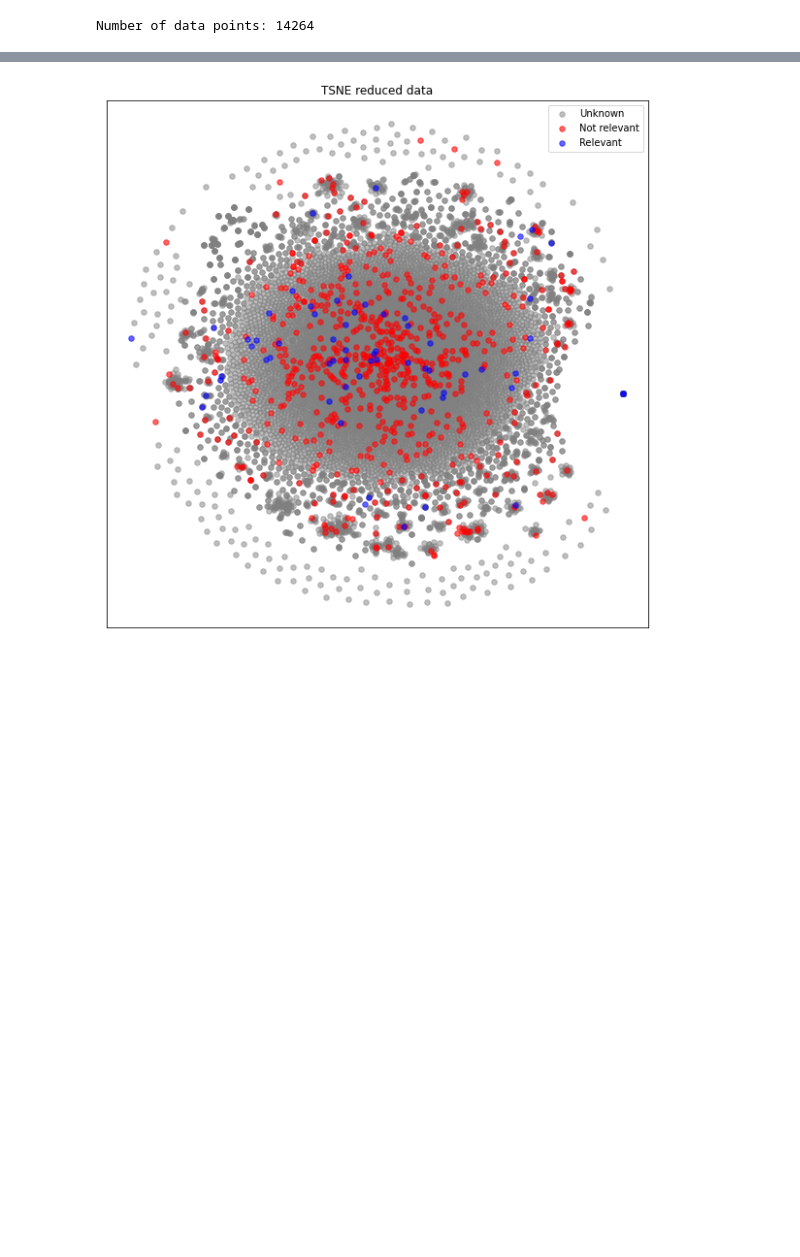
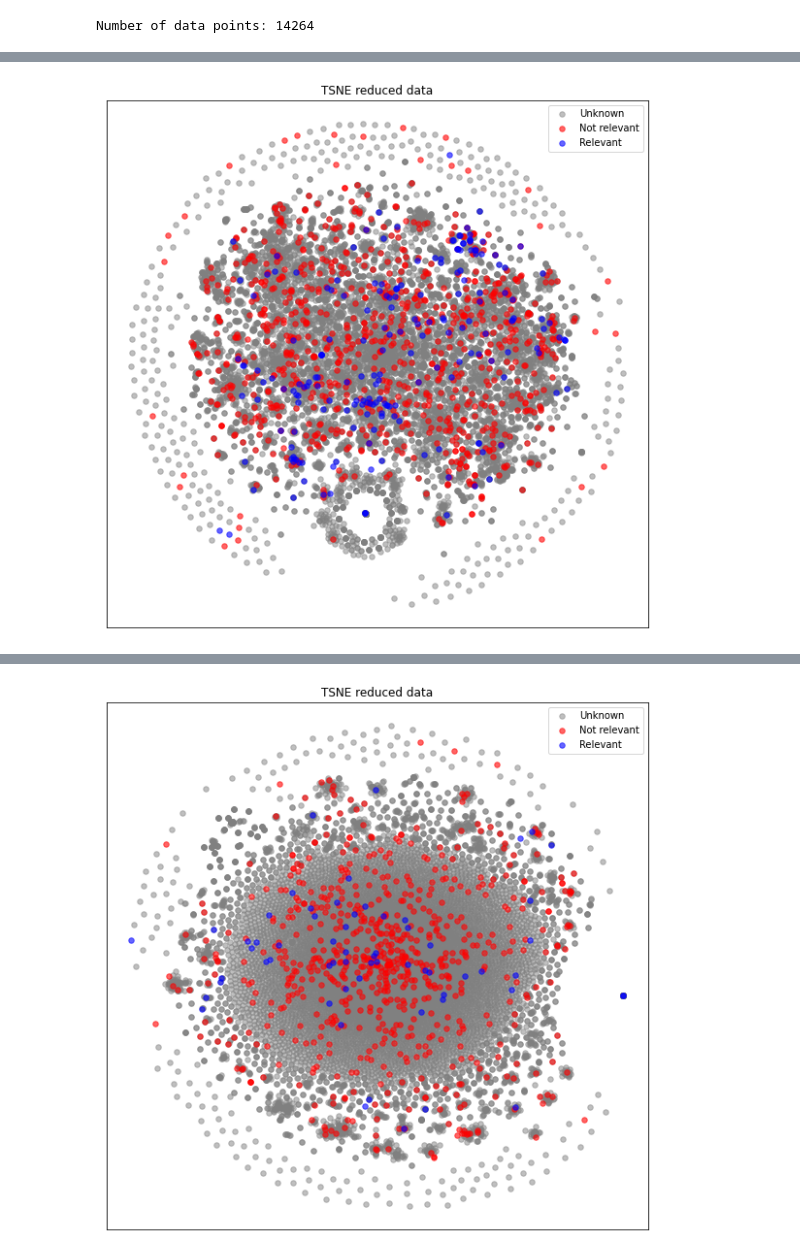
Before and after one commit to wellcometrust/nutrition-labels, a Jupyter notebook: notebooks/Grant clustering.ipynb, the cells around one changed output, grey strips where cells are left out. Saved outputs shown, nothing was run; the diff lists cells and outputs as text; code cells hidden in the pictures; blank space fills up the shorter version.

```diff
--- a/notebooks/Grant clustering.ipynb
+++ b/notebooks/Grant clustering.ipynb
@@ -197,0 +182,6 @@ plot_reduce(all_reduced_data_count_tsne, relevant_grant, type_reduction)
+# %%
+type_reduction = 'TSNE'
+all_reduced_data_count_tsne = reduce_data(data_vectorized_count, type_reduction=type_reduction, perplexity=5)
+plot_reduce(all_reduced_data_count_tsne, relevant_grant, type_reduction)
+# %% [output]
+[figure, added]
```
Also changed, not shown: parts of 10 cells of this notebook.
